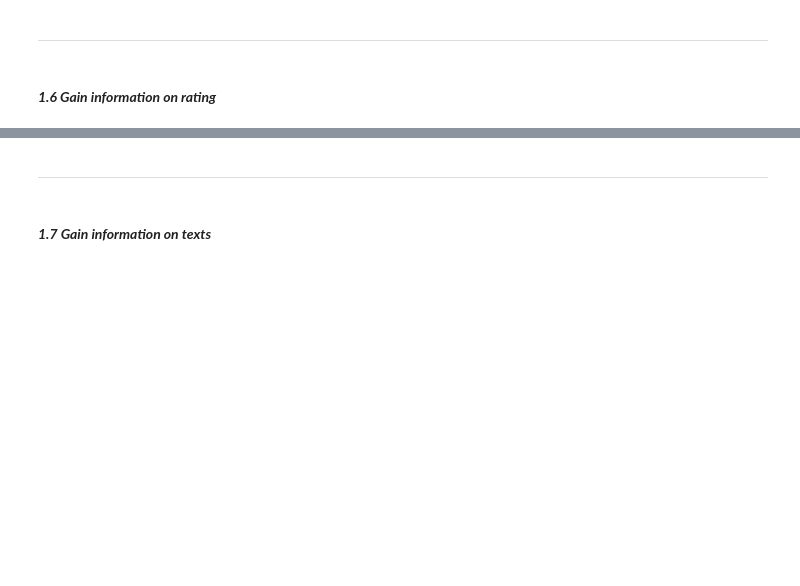
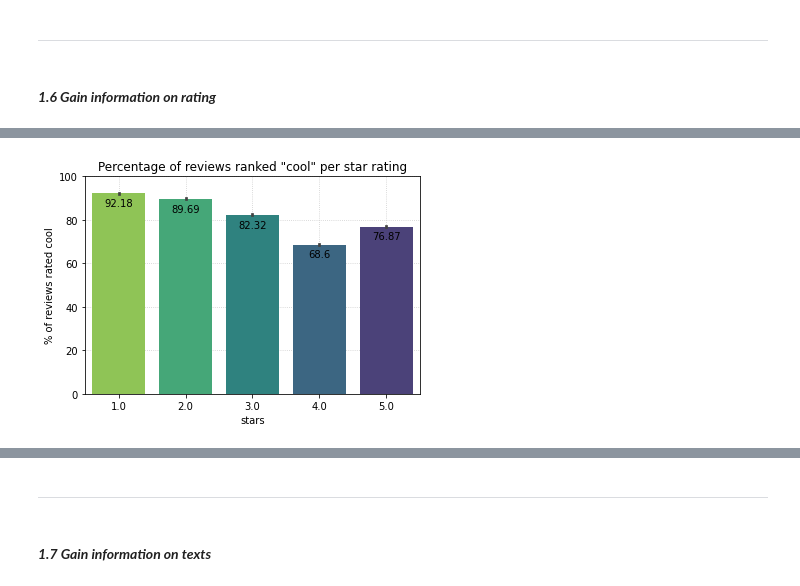
Before and after one commit to Jerwin87/Yelp-Capstone, a Jupyter notebook: notebooks/fb_EDA_Quality.ipynb, the cells around one changed output, grey strips where cells are left out. Saved outputs shown, nothing was run; the diff lists cells and outputs as text; code cells hidden in the pictures; blank space fills up the shorter version.

```diff
--- a/notebooks/fb_EDA_Quality.ipynb
+++ b/notebooks/fb_EDA_Quality.ipynb
@@ -164,3 +197,12 @@ plt.bar_label(ax.containers[0], padding=-15);
+# %%
+ax = sns.barplot(data=df_rev, x='stars', y='cool', estimator=lambda x : round(sum(x==0)*100.0/len(x),2), palette='viridis_r', zorder=2)
+plt.ylim(0, 100)
+plt.ylabel('% of reviews rated cool')
+plt.title('Percentage of reviews ranked "cool" per star rating')
+plt.grid(which='major', axis='both', color='#C9C9C9', linestyle=':', zorder=0)
+plt.bar_label(ax.containers[0], padding=-15);
+# %% [output]
+[figure, added]
 # %%
 df_corr = df_rev.drop(['review_id', 'user_id', 'business_id'], axis=1)
 # %%
```
Also changed, not shown: parts of 25 cells of this notebook.
